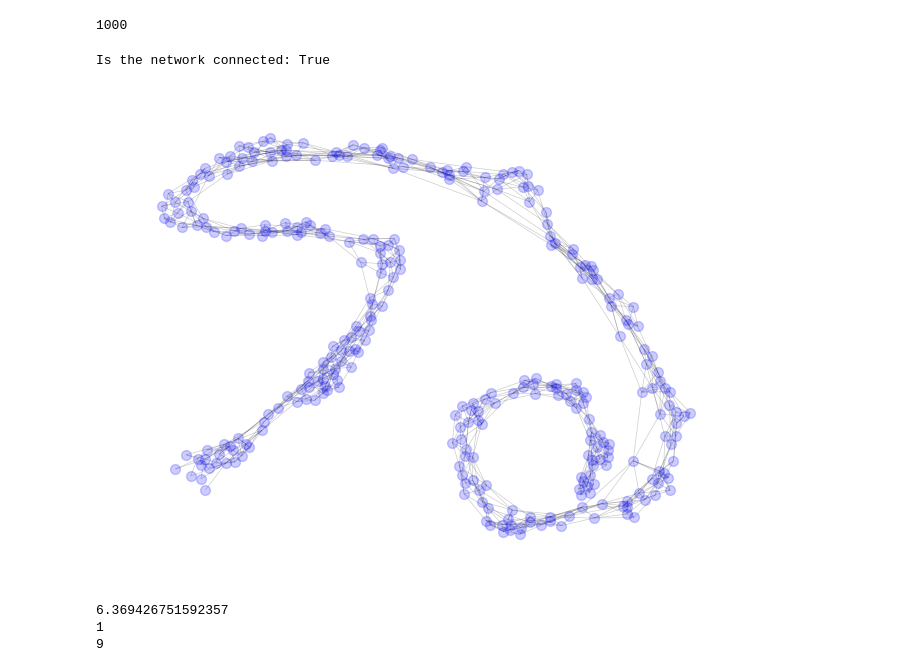
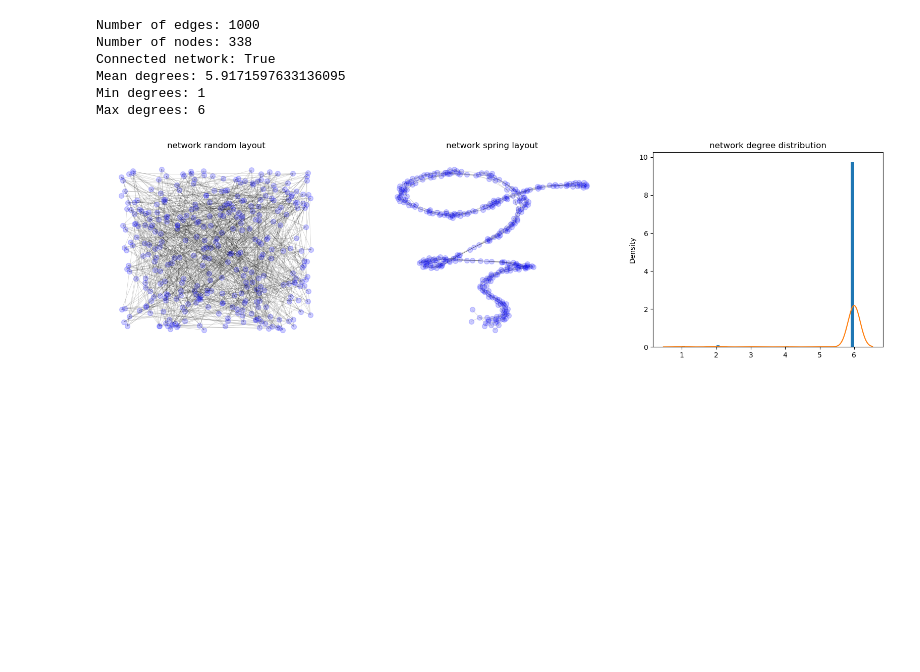
Before and after one commit to Polichinel/imgRanker, a Jupyter notebook: gen_preGen_pairList.ipynb, the cells around one changed output. Drawn from its saved outputs; the diff is of its cells as text; code cells hidden in the pictures; blank space fills up the shorter version.

```diff
--- a/gen_preGen_pairList.ipynb
+++ b/gen_preGen_pairList.ipynb
@@ -123,24 +152,23 @@ while len(indx_list) < n_pairs:
+# %%
+#seed
+seed = np.random.seed(42)
+
+# I set n_pairs to 27000 which is what is possible if you can annotate one pair every 10 seconds (you likely can't)
+n_pairs = int((75*60*60)/10) # one pair, every ten seconds for 75 hours.
+#n_pairs = 1000 # for test run
+
+# max number of edges between nodes/imgs. Trad-off between connectivity and number of nodes.
+m = 6
+
+# make the index list
+indx_list = make_indx_list(images_path, n_pairs, m, seed)
 # %%
-len(indx_list)
+analyse_network(indx_list)
 # %% [output]
-1000
+Number of edges: 1000
+Number of nodes: 338
+Connected network: True
+Mean degrees: 5.9171597633136095
+Min degrees: 1
+Max degrees: 6
+[figure, added]
-# %%
-G = nx.from_edgelist(indx_list)
-print(f'Is the network connected: {nx.is_connected(G)}')
-# %% [output]
-Is the network connected: True
-# %%
-nx.draw(G, node_size = 50, node_color = 'blue', alpha = 0.2, width = 0.5, edge_color = 'black')
-plt.show()
-# %% [output]
-[figure, removed]
-# %%
-G_degrees = list(dict(G.degree).values())
-
-print(np.mean(G_degrees))
-print(np.min(G_degrees))
-print(np.max(G_degrees))
-# %% [output]
-6.369426751592357
-1
-9
```
Also changed, not shown: parts of 43 cells of this notebook.
